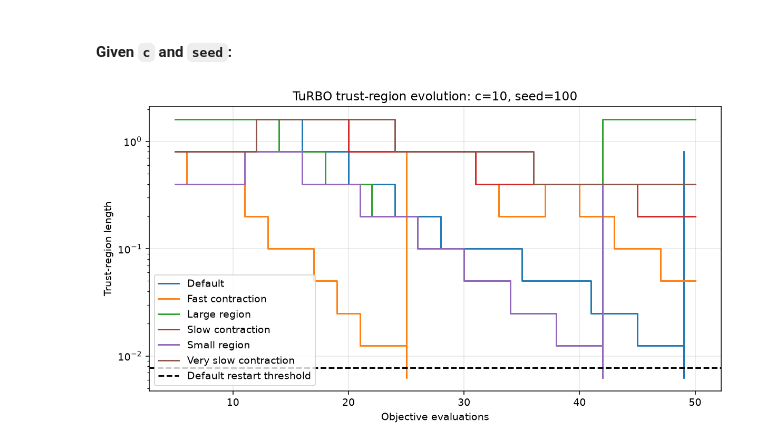
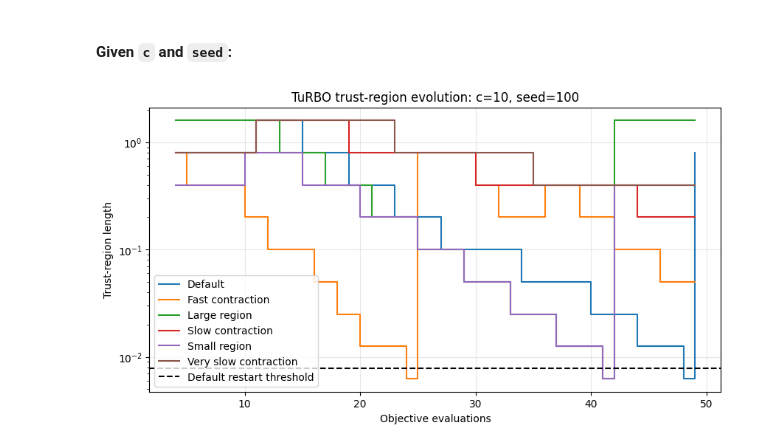
Before and after one commit to bbny27/DSA4212-G1, a Jupyter notebook: code/Experiment_2C.ipynb, the cells around one changed output. Saved outputs shown, nothing was run; the diff lists cells and outputs as text; code cells hidden in the pictures.

```diff
--- a/code/Experiment_2C.ipynb
+++ b/code/Experiment_2C.ipynb
@@ -297,3 +181,0 @@ pilot_results
-# %%
-result = get_or_run(PENALTIES[0], SEEDS[0], "Small region")
-print(result["diagnostics"])
@@ -333,8 +195,0 @@ interruption preserves all completed work. The pilot uses this same cache.
-# %%
-before = len(cached_runs)
-for c in PENALTIES:
-    for seed in SEEDS:
-        for name in VARIANTS:
-            get_or_run(c, seed, name)
-expected_runs = len(PENALTIES) * len(SEEDS) * len(VARIANTS)
-print(f"Completed {len(cached_runs)}/{expected_runs} trials ({len(cached_runs) - before} new).")
@@ -343,5 +236,15 @@ Completed 600/600 trials (0 new).
 # %%
-RESULTS_PATH = OUTPUT_PATH
-runs = [record for record in load_results(RESULTS_PATH) if current_run(record)]
-print(f"Loaded {len(runs)} unique trials")
+RESULTS_PATH = Path("results/experiment_2c/experiment_2c_sweep.jsonl")
+
+def load_results(path):
+    with open(path, "r", encoding="utf-8") as f:
+        return [
+            json.loads(line)
+            for line in f
+            if line.strip()
+        ]
+
+runs = load_results(RESULTS_PATH)
+
+print(f"Loaded {len(runs)} runs")
 # %% [output]
@@ -674,8 +572,7 @@ def build_tr_history(runs):
     rows = []
 
     for run in runs:
-        diagnostics = run.get("diagnostics", {})
-        events = diagnostics.get(
+        events = run["diagnostics"].get(
             "trust_region_history", []
         )
 
@@ -699,18 +596,13 @@ def build_tr_history(runs):
                 "c": run["c"],
                 "seed": run["seed"],
                 "variant": run["variant"],
-                # Legacy update events were logged before TuRBO advanced n_evals.
-                # Restart timestamps already count completed evaluations.
-                "evaluation": event["evaluation"] + (
-                    1 if diagnostics.get("trust_region_history_version", 1) < 2
-                    and event.get("event") == "update" else 0
-                ),
+                "evaluation": event["evaluation"],
                 "old_length": old,
                 "new_length": new,
                 "event": event_type,
             })
 
-    return pd.DataFrame(rows, columns=["c", "seed", "variant", "evaluation", "old_length", "new_length", "event"])
+    return pd.DataFrame(rows)
 
 
 tr_history = build_tr_history(runs)
@@ -849,35 +741,35 @@ def plot_tr_length(tr_history, c, seed):
         group = group.sort_values("evaluation")
 
         ax.step(
             group["evaluation"],
             group["new_length"],
             where="post",
             label=variant
         )
 
     ax.axhline(
         2**-7,
         color="black",
         linestyle="--",
         label="Default restart threshold"
     )
 
     ax.set(
         xlabel="Objective evaluations",
         ylabel="Trust-region length",
         title=f"TuRBO trust-region evolution: c={c}, seed={seed}"
     )
 
     ax.set_yscale("log")
     ax.legend()
     ax.grid(alpha=0.3)
 
     plt.show()
 
 
-plot_tr_length(tr_history, c=PENALTIES[0], seed=SEEDS[0])
+plot_tr_length(tr_history, c=10, seed=100)
 # %% [output]
-[figure, old version]
+[figure, new version]
 # %%
 def plot_success_rates(summary, outcome="discovery"):
     rate_col = f"{outcome}_rate"
```
Also changed, not shown: parts of 29 cells of this notebook, 9 other files.
